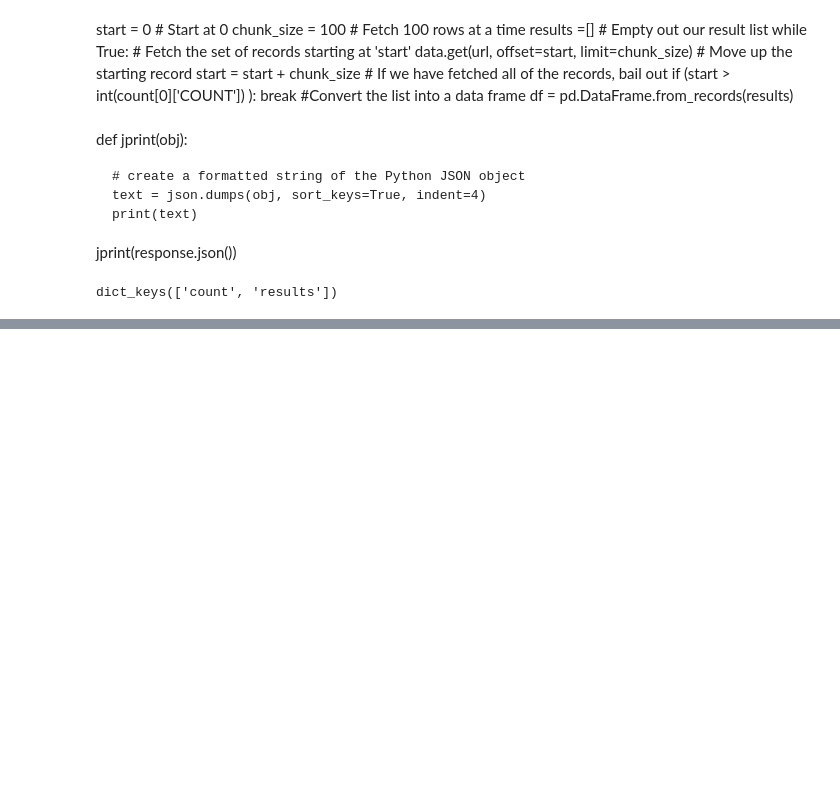
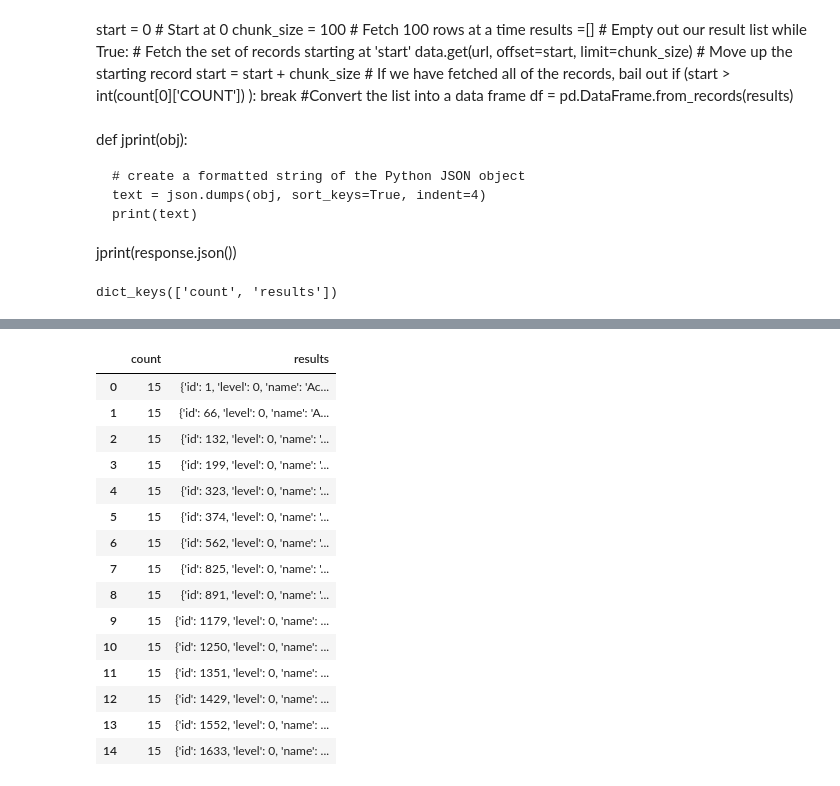
Before and after one commit to Megan1034/ETSY-CAPSTONE, a Jupyter notebook: ETSY Notebook/ETSY CAPSTONE.ipynb, the cells around one changed output, grey strips where cells are left out. Drawn from its saved outputs; the diff is of its cells as text; code cells hidden in the pictures; blank space fills up the shorter version.

Commit message:
added notebook to look at etsy json; got a couple DFs that dont look pretty

```diff
--- a/ETSY Notebook/ETSY CAPSTONE.ipynb
+++ b/ETSY Notebook/ETSY CAPSTONE.ipynb
@@ -124,0 +119,5 @@ IDK HOW TO MAKE THIS WORK.... IVE BEEN READING MOST OF TODAY :(
+# %%
+url_taxonomy = 'https://api.etsy.com/v3/application/buyer-taxonomy/nodes'
+response = requests.get(url_taxonomy, headers={"x-api-key": api_key})
+urlt = response.json()#['results']
+urlt
@@ -124,0 +142,20 @@ IDK HOW TO MAKE THIS WORK.... IVE BEEN READING MOST OF TODAY :(
+# %%
+levels=pd.DataFrame(urlt)
+levels
+# %% [output]
+|  | count | results |
+| 0 | 15 | {'id': 1, 'level': 0, 'name': 'Ac... |
+| 1 | 15 | {'id': 66, 'level': 0, 'name': 'A... |
+| 2 | 15 | {'id': 132, 'level': 0, 'name': '... |
+| 3 | 15 | {'id': 199, 'level': 0, 'name': '... |
+| 4 | 15 | {'id': 323, 'level': 0, 'name': '... |
+| 5 | 15 | {'id': 374, 'level': 0, 'name': '... |
+| 6 | 15 | {'id': 562, 'level': 0, 'name': '... |
+| 7 | 15 | {'id': 825, 'level': 0, 'name': '... |
+| 8 | 15 | {'id': 891, 'level': 0, 'name': '... |
+| 9 | 15 | {'id': 1179, 'level': 0, 'name': ... |
+| 10 | 15 | {'id': 1250, 'level': 0, 'name': ... |
+| 11 | 15 | {'id': 1351, 'level': 0, 'name': ... |
+| 12 | 15 | {'id': 1429, 'level': 0, 'name': ... |
+| 13 | 15 | {'id': 1552, 'level': 0, 'name': ... |
+| 14 | 15 | {'id': 1633, 'level': 0, 'name': ... |
```
Also changed, not shown: parts of 8 cells of this notebook, 1 other file.
